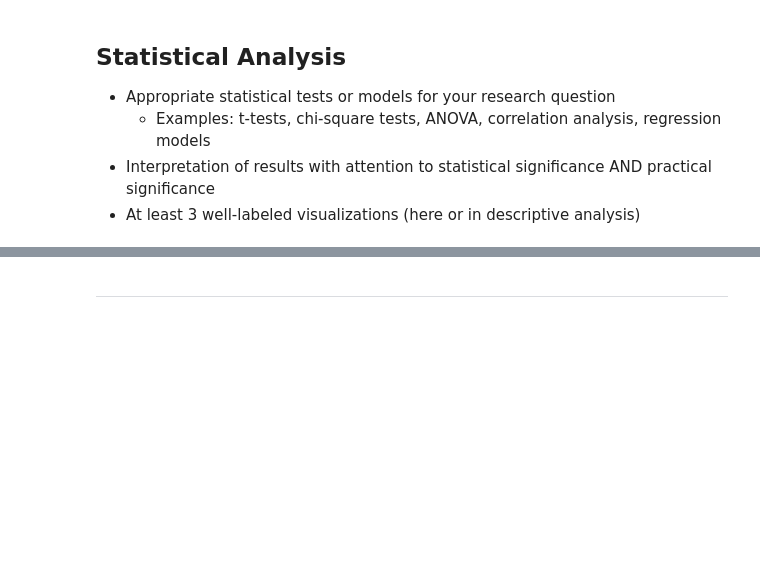
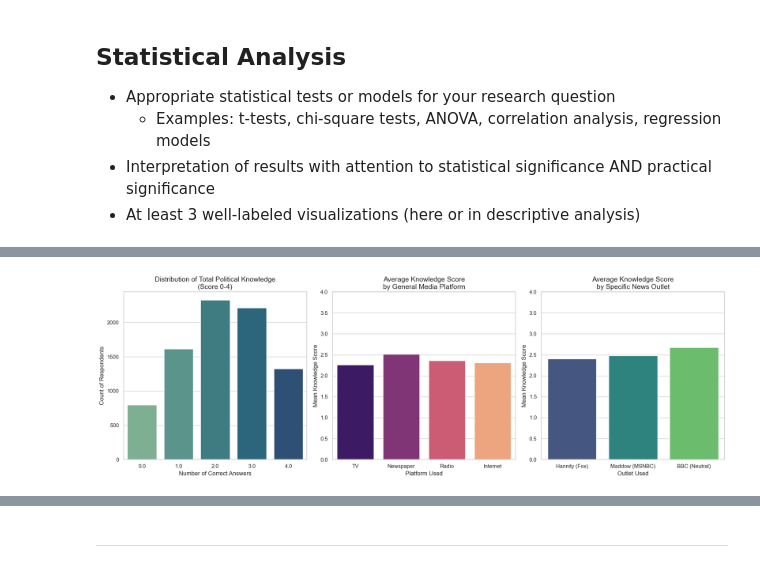
Before and after one commit to npisar/SI313-homework, a Jupyter notebook: module assignments/pisarczyk_Surveys Assignment.ipynb, the cells around one changed output, grey strips where cells are left out. Saved outputs shown, nothing was run; the diff lists cells and outputs as text; code cells hidden in the pictures; blank space fills up the shorter version.

Commit message:
used AI to create some visualizations, don't really know what to do rn

```diff
--- a/module assignments/pisarczyk_Surveys Assignment.ipynb
+++ b/module assignments/pisarczyk_Surveys Assignment.ipynb
@@ -184,0 +231,11 @@ Values in column senate_majority are:
+# %%
+# Run Chi squared test for each combination
+
+for fact, media_list in vars_dict.items():
+    print(f"Results for knowledge variable: {fact}")
+    print(f"{'Media Source':<25} | {'Fact':<20} | {'p-value':<10} | {'Chi2 Test Statistic':<5}")
+    print("-" * 80)
+    for media in media_list:
+        chi2, p = run_chi2(model_df_recoded, media, fact)
+        print(f"{media:<25} | {fact:<20} | {p:.4f} {'*  ' if p < 0.05 else '   '} | {chi2}")
+    print(f"\n\n")
@@ -184,0 +260,60 @@ Values in column senate_majority are:
+# %%
+# --- Visualization Preparation ---
+
+# 1. Create a "Total Knowledge Score" (Sum of the 4 recoded binary variables)
+knowledge_vars = ["senator_term", "least_fed_spending", "house_majority", "senate_majority"]
+model_df_recoded['total_knowledge'] = model_df_recoded[knowledge_vars].sum(axis=1)
+
+# 2. Clean Media Variables: Convert all to binary (1 = Used, 0 = Not Used/Missing)
+# This ensures that negative values (-9, -5) or zeros from the original data are grouped correctly
+media_all = [
+    "tv_used", "newspaper_used", "internet_used", "radio_used",
+    "sean_hannity_fox", "tucker_carlson_fox", "rachel_maddow_msnbc", "lawrence_odonnell_msnbc",
+    "yahoo_site", "bbc_site", "buzzfeed_site",
+    "nyt_paper", "usa_today_paper", "wsj_paper", "wash_post_paper"
+]
+
+for col in media_all:
+    model_df_recoded[col] = np.where(model_df_recoded[col] == 1, 1, 0)
+
+# --- Generate 3 Visualizations ---
+
+plt.figure(figsize=(18, 6))
+sns.set_theme(style="whitegrid")
+
+# Visualization 1: Distribution of Overall Political Knowledge
+plt.subplot(1, 3, 1)
+sns.countplot(data=model_df_recoded, x='total_knowledge', palette="crest")
+plt.title('Distribution of Total Political Knowledge\n(Score 0-4)', fontsize=14)
+plt.xlabel('Number of Correct Answers', fontsize=12)
+plt.ylabel('Count of Respondents', fontsize=12)
+
+# Visualization 2: Knowledge Score by General Media Type
+# We compare the mean knowledge score for users of the 4 primary platforms
+platforms = ['tv_used', 'newspaper_used', 'radio_used', 'internet_used']
+platform_means = [model_df_recoded[model_df_recoded[p] == 1]['total_knowledge'].mean() for p in platforms]
+platform_labels = ['TV', 'Newspaper', 'Radio', 'Internet']
+
+plt.subplot(1, 3, 2)
+sns.barplot(x=platform_labels, y=platform_means, palette="magma")
+plt.title('Average Knowledge Score\nby General Media Platform', fontsize=14)
+plt.xlabel('Platform Used', fontsize=12)
+plt.ylabel('Mean Knowledge Score', fontsize=12)
+plt.ylim(0, 4) # Scale 0 to 4
+
+# Visualization 3: Knowledge Score by Partisan and Neutral Outlets
+# Contrast Fox (Hannity), MSNBC (Maddow), and a Neutral/International source (BBC)
+partisan_vars = ['sean_hannity_fox', 'rachel_maddow_msnbc', 'bbc_site']
+partisan_means = [model_df_recoded[model_df_recoded[p] == 1]['total_knowledge'].mean() for p in partisan_vars]
+partisan_labels = ['Hannity (Fox)', 'Maddow (MSNBC)', 'BBC (Neutral)']
+
+plt.subplot(1, 3, 3)
+sns.barplot(x=partisan_labels, y=partisan_means, palette="viridis")
+plt.title('Average Knowledge Score\nby Specific News Outlet', fontsize=14)
+plt.xlabel('Outlet Used', fontsize=12)
+plt.ylabel('Mean Knowledge Score', fontsize=12)
+plt.ylim(0, 4)
+
+plt.tight_layout()
+plt.show()
+# %% [output]
@@ -184,0 +331 @@ Values in column senate_majority are:
+[figure, added]
```
Also changed, not shown: parts of 12 cells of this notebook.
